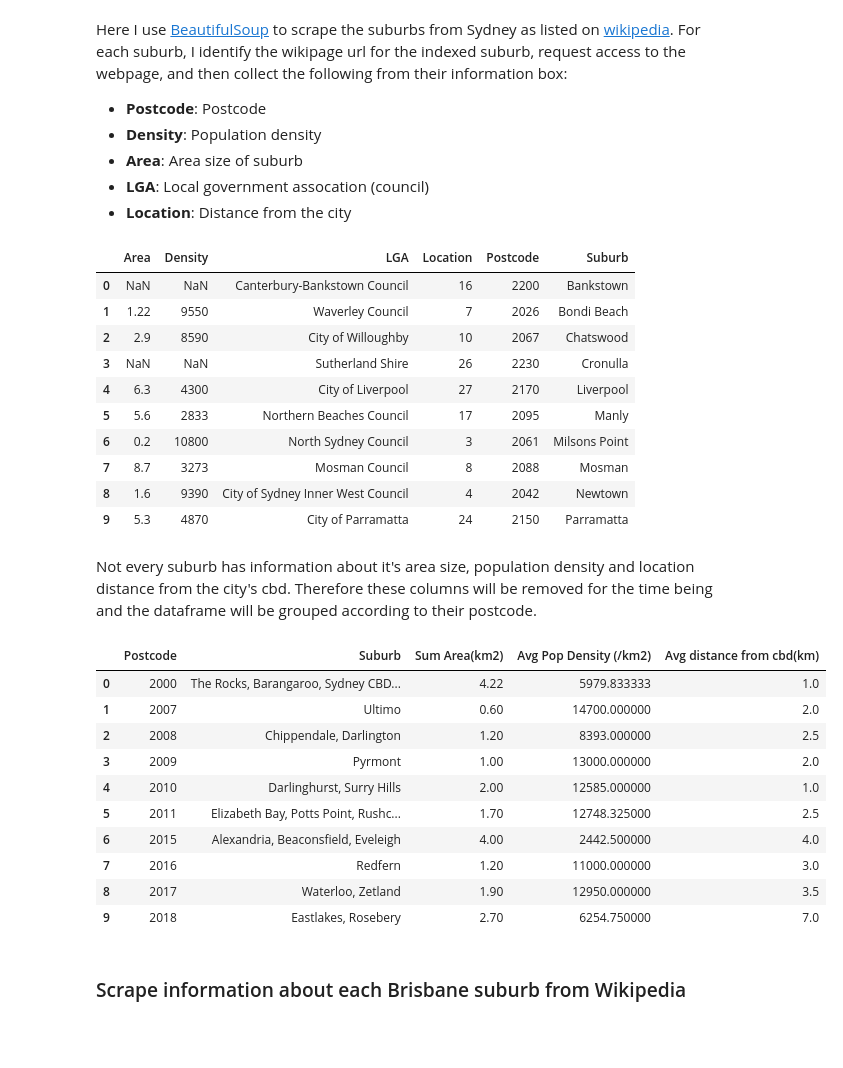
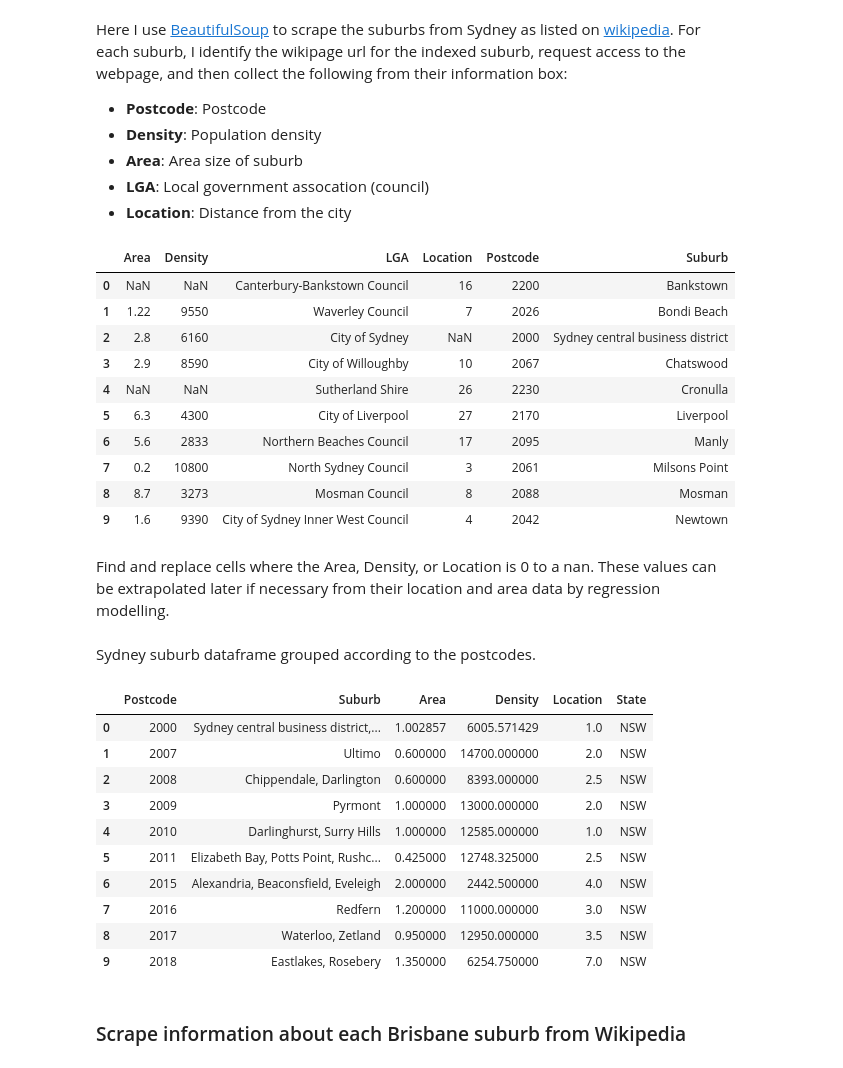
Before and after one commit to jasontran600/IBM_data_science_captstone_project, a Jupyter notebook: Melbourne_Sydney_Tasmania_migration_project/interstate_migration_project.ipynb, the cells around one changed output. Drawn from its saved outputs; the diff is of its cells as text; code cells hidden in the pictures; blank space fills up the shorter version.

```diff
--- a/Melbourne_Sydney_Tasmania_migration_project/interstate_migration_project.ipynb
+++ b/Melbourne_Sydney_Tasmania_migration_project/interstate_migration_project.ipynb
@@ -92,8 +98,7 @@ def get_suburb_wiki_infobox(wiki_urls):
 syd_suburb_infobox = get_suburb_wiki_infobox(syd_wiki_urls)
 # %%
 def get_suburb_info(suburb_infobox):
-    check_strings = ('Density', 'Postcode', 'Area', 'Location')
-    check_strings_2 = ('LGA(s)')
+    CHECK_STRINGS = ('Density', 'Postcode', 'Area', 'Location')
 
     suburbs = {}
 
@@ -105,9 +110,9 @@ def get_suburb_info(suburb_infobox):
 
             for val in infobox_val:
 
-                if any(s in val.text for s in check_strings):
+                if any(s in val.text for s in CHECK_STRINGS):
                     # Find check_strings in infobox list of strings
-                    keyword = [s for s in check_strings if s in val.text]
+                    keyword = [s for s in CHECK_STRINGS if s in val.text]
                     keyword = keyword[0]
 
                     infobox_split = val.text.split(' ')
@@ -167,13 +172,13 @@ sydney_suburbs_df.head(10)
 |  | Area | Density | LGA | Location | Postcode | Suburb |
 | 0 | NaN | NaN | Canterbury-Bankstown Council | 16 | 2200 | Bankstown |
 | 1 | 1.22 | 9550 | Waverley Council | 7 | 2026 | Bondi Beach |
-| 2 | 2.9 | 8590 | City of Willoughby | 10 | 2067 | Chatswood |
-| 3 | NaN | NaN | Sutherland Shire | 26 | 2230 | Cronulla |
-| 4 | 6.3 | 4300 | City of Liverpool | 27 | 2170 | Liverpool |
-| 5 | 5.6 | 2833 | Northern Beaches Council | 17 | 2095 | Manly |
-| 6 | 0.2 | 10800 | North Sydney Council | 3 | 2061 | Milsons Point |
-| 7 | 8.7 | 3273 | Mosman Council | 8 | 2088 | Mosman |
-| 8 | 1.6 | 9390 | City of Sydney Inner West Council | 4 | 2042 | Newtown |
-| 9 | 5.3 | 4870 | City of Parramatta | 24 | 2150 | Parramatta |
+| 2 | 2.8 | 6160 | City of Sydney | NaN | 2000 | Sydney central business district |
+| 3 | 2.9 | 8590 | City of Willoughby | 10 | 2067 | Chatswood |
+| 4 | NaN | NaN | Sutherland Shire | 26 | 2230 | Cronulla |
+| 5 | 6.3 | 4300 | City of Liverpool | 27 | 2170 | Liverpool |
+| 6 | 5.6 | 2833 | Northern Beaches Council | 17 | 2095 | Manly |
+| 7 | 0.2 | 10800 | North Sydney Council | 3 | 2061 | Milsons Point |
+| 8 | 8.7 | 3273 | Mosman Council | 8 | 2088 | Mosman |
+| 9 | 1.6 | 9390 | City of Sydney Inner West Council | 4 | 2042 | Newtown |
-# %% [markdown]
-Not every suburb has information about it's area size, population density and location distance from the city's cbd. Therefore these columns will be removed for the time being and the dataframe will be grouped according to their postcode.
+# %% [markdown]
+Find and replace cells where the Area, Density, or Location is 0 to a nan. These values can be extrapolated later if necessary from their location and area data by regression modelling.
@@ -180,24 +189,25 @@ Not every suburb has information about it's area size, population density and lo
+# %% [markdown]
+Sydney suburb dataframe grouped according to the postcodes.
 # %%
 syd_suburbs_grouped = sydney_suburbs_df.groupby(["Postcode"]).agg({'Suburb':', '.join,\
-                                                                         'Area': lambda x: x.sum(skipna=True),\
+                                                                         'Area': lambda x: x.mean(skipna=True),\
                                                                          'Density': lambda x: x.mean(skipna=True),\
                                                                          'Location': lambda x: x.mean(skipna=True)}).reset_index()
-
-syd_suburbs_grouped.rename(columns={'Area': 'Sum Area(km2)', 'Density':'Avg Pop Density (/km2)', 'Location':'Avg distance from cbd(km)'}, inplace=True)
+syd_suburbs_grouped = syd_suburbs_grouped.assign(State='NSW')
 syd_suburbs_grouped.head(10)
 #Convert density column from float to int
 # %% [output]
-|  | Postcode | Suburb | Sum Area(km2) | Avg Pop Density (/km2) | Avg distance from cbd(km) |
-| 0 | 2000 | The Rocks, Barangaroo, Sydney CBD... | 4.22 | 5979.833333 | 1.0 |
-| 1 | 2007 | Ultimo | 0.60 | 14700.000000 | 2.0 |
-| 2 | 2008 | Chippendale, Darlington | 1.20 | 8393.000000 | 2.5 |
-| 3 | 2009 | Pyrmont | 1.00 | 13000.000000 | 2.0 |
-| 4 | 2010 | Darlinghurst, Surry Hills | 2.00 | 12585.000000 | 1.0 |
-| 5 | 2011 | Elizabeth Bay, Potts Point, Rushc... | 1.70 | 12748.325000 | 2.5 |
-| 6 | 2015 | Alexandria, Beaconsfield, Eveleigh | 4.00 | 2442.500000 | 4.0 |
-| 7 | 2016 | Redfern | 1.20 | 11000.000000 | 3.0 |
-| 8 | 2017 | Waterloo, Zetland | 1.90 | 12950.000000 | 3.5 |
-| 9 | 2018 | Eastlakes, Rosebery | 2.70 | 6254.750000 | 7.0 |
+|  | Postcode | Suburb | Area | Density | Location | State |
+| 0 | 2000 | Sydney central business district,... | 1.002857 | 6005.571429 | 1.0 | NSW |
+| 1 | 2007 | Ultimo | 0.600000 | 14700.000000 | 2.0 | NSW |
+| 2 | 2008 | Chippendale, Darlington | 0.600000 | 8393.000000 | 2.5 | NSW |
+| 3 | 2009 | Pyrmont | 1.000000 | 13000.000000 | 2.0 | NSW |
+| 4 | 2010 | Darlinghurst, Surry Hills | 1.000000 | 12585.000000 | 1.0 | NSW |
+| 5 | 2011 | Elizabeth Bay, Potts Point, Rushc... | 0.425000 | 12748.325000 | 2.5 | NSW |
+| 6 | 2015 | Alexandria, Beaconsfield, Eveleigh | 2.000000 | 2442.500000 | 4.0 | NSW |
+| 7 | 2016 | Redfern | 1.200000 | 11000.000000 | 3.0 | NSW |
+| 8 | 2017 | Waterloo, Zetland | 0.950000 | 12950.000000 | 3.5 | NSW |
+| 9 | 2018 | Eastlakes, Rosebery | 1.350000 | 6254.750000 | 7.0 | NSW |
 # %% [markdown]
 
 ### Scrape information about each Brisbane suburb from Wikipedia
```
Also changed, not shown: parts of 101 cells of this notebook.
